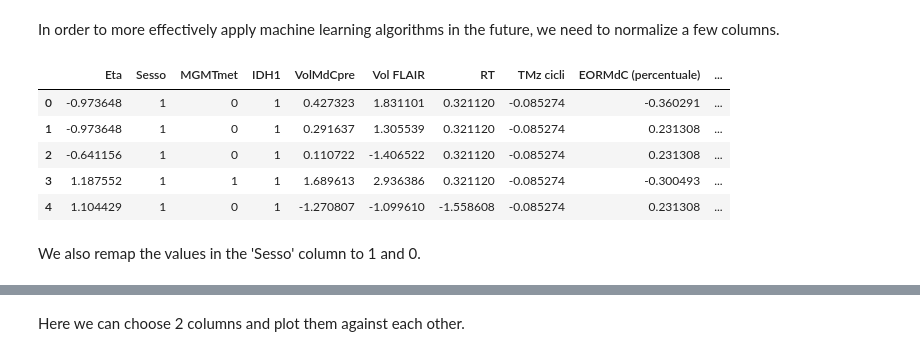
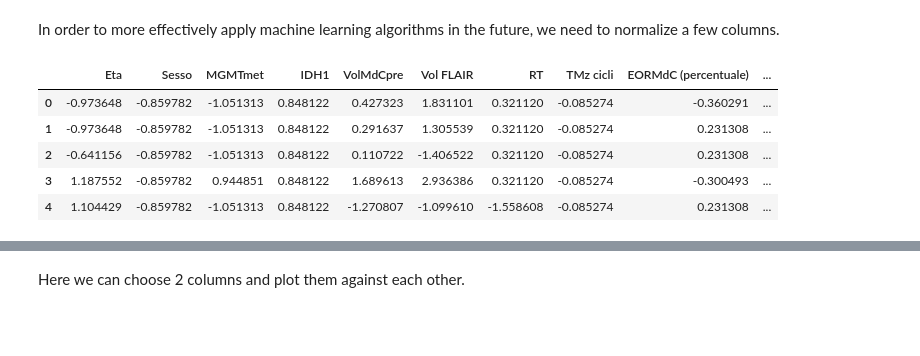
Before and after one commit to gullo97/medicine2, a Jupyter notebook: notebook.ipynb, the cells around one changed output, grey strips where cells are left out. Drawn from its saved outputs; the diff is of its cells as text; code cells hidden in the pictures; blank space fills up the shorter version.

```diff
--- a/notebook.ipynb
+++ b/notebook.ipynb
@@ -47,17 +47,15 @@ plt.show()
 In order to more effectively apply machine learning algorithms in the future, we need to normalize a few columns.
 # %%
 #normalize data by column
-column_excluded = ['Sesso', 'MGMTmet', 'IDH1']
+column_excluded = []#['Sesso', 'MGMTmet', 'IDH1']
 for column in data.columns:
     if column not in column_excluded:
         data[column] = (data[column] - data[column].mean()) / data[column].std()
 data.head()
 # %% [output]
 |  | Eta | Sesso | MGMTmet | IDH1 | VolMdCpre | Vol FLAIR | RT | TMz cicli | EORMdC (percentuale) | ... |
-| 0 | -0.973648 | 1 | 0 | 1 | 0.427323 | 1.831101 | 0.321120 | -0.085274 | -0.360291 | ... |
-| 1 | -0.973648 | 1 | 0 | 1 | 0.291637 | 1.305539 | 0.321120 | -0.085274 | 0.231308 | ... |
-| 2 | -0.641156 | 1 | 0 | 1 | 0.110722 | -1.406522 | 0.321120 | -0.085274 | 0.231308 | ... |
-| 3 | 1.187552 | 1 | 1 | 1 | 1.689613 | 2.936386 | 0.321120 | -0.085274 | -0.300493 | ... |
-| 4 | 1.104429 | 1 | 0 | 1 | -1.270807 | -1.099610 | -1.558608 | -0.085274 | 0.231308 | ... |
+| 0 | -0.973648 | -0.859782 | -1.051313 | 0.848122 | 0.427323 | 1.831101 | 0.321120 | -0.085274 | -0.360291 | ... |
+| 1 | -0.973648 | -0.859782 | -1.051313 | 0.848122 | 0.291637 | 1.305539 | 0.321120 | -0.085274 | 0.231308 | ... |
+| 2 | -0.641156 | -0.859782 | -1.051313 | 0.848122 | 0.110722 | -1.406522 | 0.321120 | -0.085274 | 0.231308 | ... |
+| 3 | 1.187552 | -0.859782 | 0.944851 | 0.848122 | 1.689613 | 2.936386 | 0.321120 | -0.085274 | -0.300493 | ... |
+| 4 | 1.104429 | -0.859782 | -1.051313 | 0.848122 | -1.270807 | -1.099610 | -1.558608 | -0.085274 | 0.231308 | ... |
-# %% [markdown]
-We also remap the values in the 'Sesso' column to 1 and 0.
```
Also changed, not shown: parts of 6 cells of this notebook, 8 other files.
